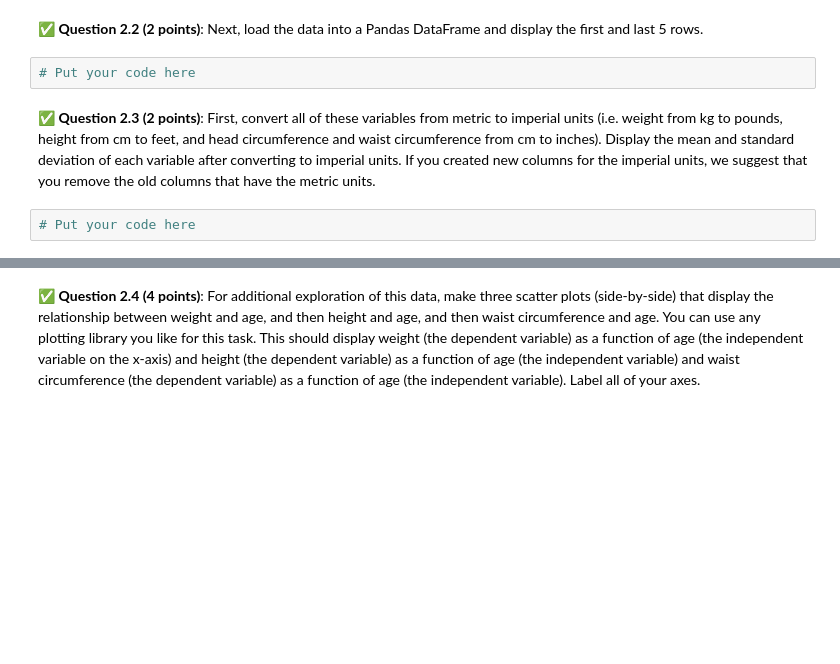
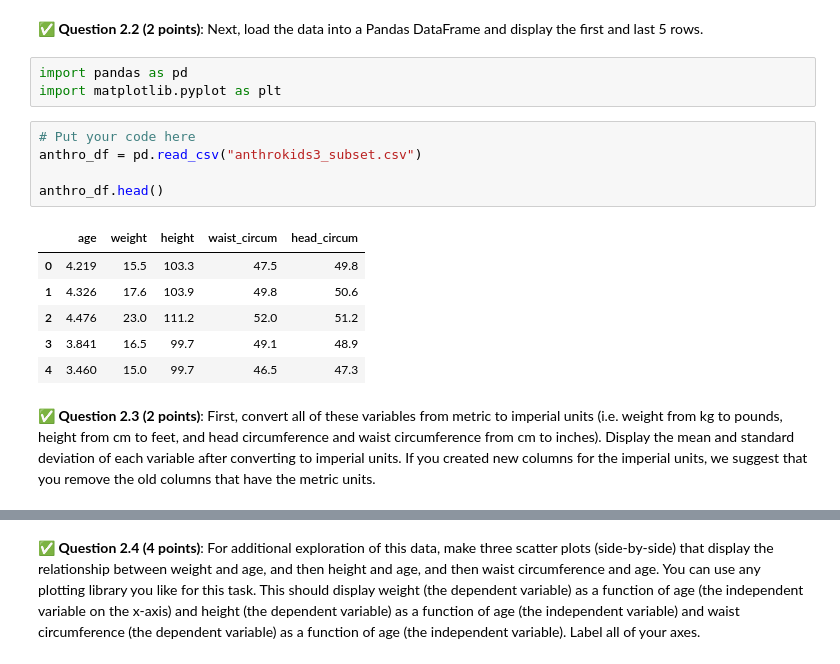
Before and after one commit to MrBay39/CMSE202-S-26-TurnIn, a Jupyter notebook: hw-04/HW-04_RegressionClassification-Steven_Goller.ipynb, the cells around one changed output, grey strips where cells are left out. Drawn from its saved outputs; the diff is of its cells as text; blank space fills up the shorter version.

```diff
--- a/hw-04/HW-04_RegressionClassification-Steven_Goller.ipynb
+++ b/hw-04/HW-04_RegressionClassification-Steven_Goller.ipynb
@@ -84,8 +90,19 @@ The dataset is available here:
 # %% [markdown]
 &#9989;  **Question 2.2 (2 points)**: Next, load the data into a Pandas DataFrame and display the first and last 5 rows.
+# %%
+import pandas as pd
+import matplotlib.pyplot as plt
 # %%
 # Put your code here
+anthro_df = pd.read_csv("anthrokids3_subset.csv")
+
+anthro_df.head()
+# %% [output]
+|  | age | weight | height | waist_circum | head_circum |
+| 0 | 4.219 | 15.5 | 103.3 | 47.5 | 49.8 |
+| 1 | 4.326 | 17.6 | 103.9 | 49.8 | 50.6 |
+| 2 | 4.476 | 23.0 | 111.2 | 52.0 | 51.2 |
+| 3 | 3.841 | 16.5 | 99.7 | 49.1 | 48.9 |
+| 4 | 3.460 | 15.0 | 99.7 | 46.5 | 47.3 |
 # %% [markdown]
 &#9989;  **Question 2.3 (2 points)**: First, convert all of these variables from metric to imperial units (i.e. weight from kg to pounds, height from cm to feet, and head circumference and waist circumference from cm to inches). Display the mean and standard deviation of each variable after converting to imperial units.  If you created new columns for the imperial units, we suggest that you remove the old columns that have the metric units.
-# %%
-# Put your code here
```
Also changed, not shown: parts of 9 cells of this notebook, 1 other file.
